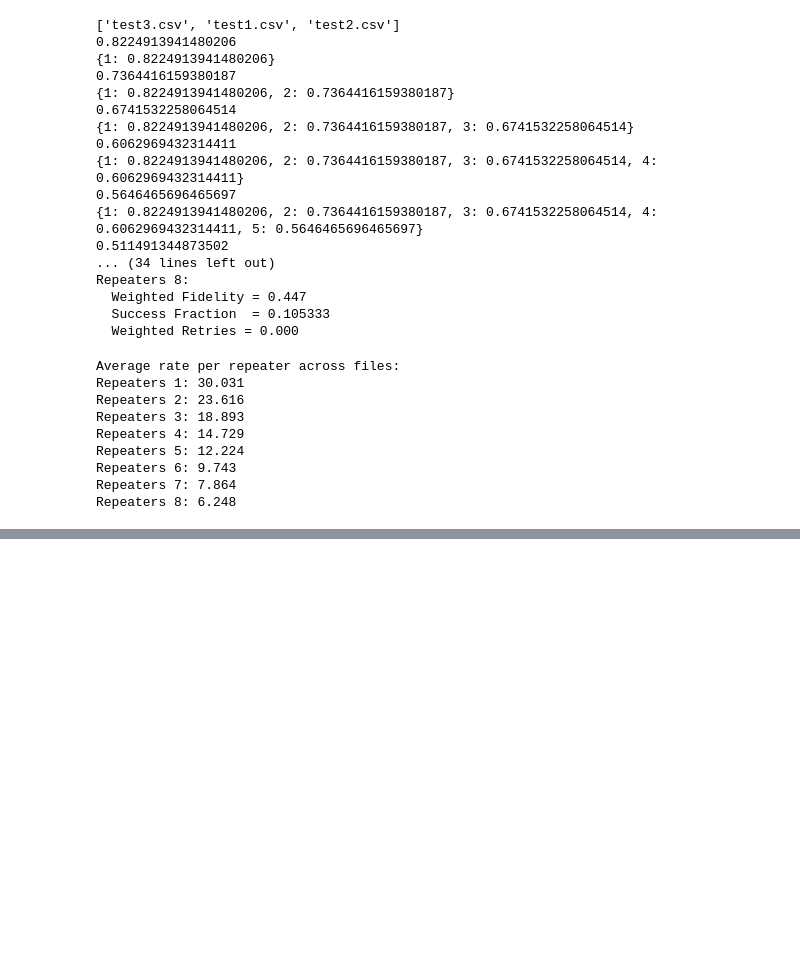
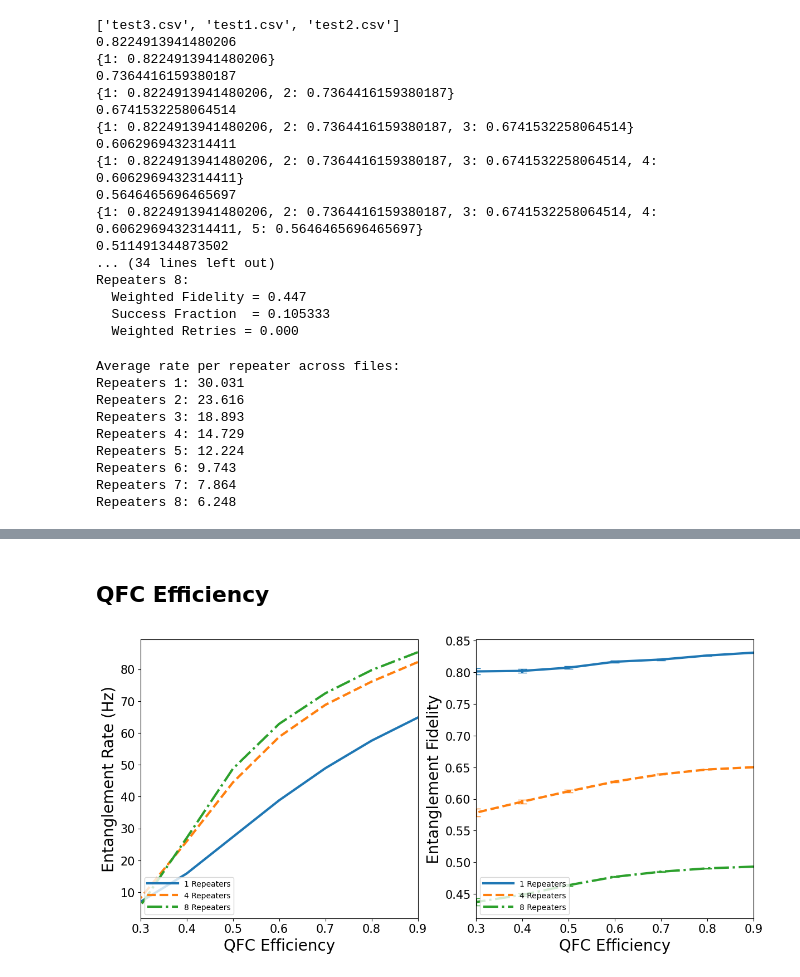
Before and after one commit to qlbnl/qnpack, a Jupyter notebook: qnpack/oneG/results/results_analysis.ipynb, the cells around one changed output, grey strips where cells are left out. Cells and saved outputs as stored; diff of their text form; code cells hidden in the pictures; blank space fills up the shorter version.

```diff
--- a/qnpack/oneG/results/results_analysis.ipynb
+++ b/qnpack/oneG/results/results_analysis.ipynb
@@ -101,0 +825,65 @@ Repeaters 8: 6.248
+# %% [markdown]
+## QFC Efficiency
+# %%
+import pandas as pd
+import matplotlib.pyplot as plt
+
+# Set global plot formatting
+plt.rc('axes', labelsize=20)       # Axis label font size
+plt.rc('lines', linewidth=3.0)     # Line width
+plt.rc('xtick', labelsize=15)      # X-axis tick label size
+plt.rc('ytick', labelsize=15)      # Y-axis tick label size
+
+# Load the CSV file
+df = pd.read_csv('rate/agg_qfc.csv')  # Adjust delimiter if needed
+df = df[df['num_repeaters'].isin([1, 4, 8])]  # Filter for specific repeater numbers
+
+# Define different line styles for each repeater count
+line_styles = {1: 'solid', 4: 'dashed', 8: 'dashdot'}
+
+# Create subplots for side-by-side plotting
+fig, ax = plt.subplots(1, 2, figsize=(12, 6))
+
+# Plot Rate vs. QFC Efficiency (First Plot)
+for repeater in df['num_repeaters'].unique():
+    subset = df[df['num_repeaters'] == repeater]
+    ax[0].plot((1-subset['init_photon_loss']), subset['rate'],
+                label=f'{repeater} Repeaters', linestyle=line_styles[repeater])
+
+# ax[0].set_ylim(0, df['rate'].max() * 1.1)  # Dynamically adjust the y-limit
+ax[0].set_xlim(0.3, 0.9)
+ax[0].set_xlabel('QFC Efficiency')
+ax[0].set_ylabel('Entanglement Rate (Hz)')
+ax[0].legend(loc='lower left', handlelength=3.9)
+# ax[0].grid(True)
+
+# Plot Fidelity vs. QFC Efficiency (Second Plot)
+for repeater in df['num_repeaters'].unique():  # Iterate over each repeater count
+    subset = df[df['num_repeaters'] == repeater]
+
+    # X and Y values for plotting
+    x = 1 - subset['init_photon_loss']  # QFC Efficiency (1 - qfc_loss)
+    y = subset['fidelity']  # Fidelity values
+    yerr = subset['sem']  # Standard error values
+
+    # Add error bars to the fidelity plot
+    ax[1].errorbar(x, y, yerr=yerr, label=f'{repeater} Repeaters', linestyle=line_styles[repeater], capsize=6,
+        elinewidth=3)
+
+# ax[1].set_ylim(0.7, 1)
+ax[1].set_xlim(0.3, 0.9)
+ax[1].set_xlabel('QFC Efficiency')
+ax[1].set_ylabel('Entanglement Fidelity')
+handles, labels = ax[1].get_legend_handles_labels()
+# remove the errorbars
+handles = [h[0] for h in handles]
+# use them in the legend
+ax[1].legend(handles, labels,loc='lower left', handlelength=3.9)
+# ax[1].legend(loc='lower left', prop={'size': 12})
+
+# Adjust layout and display the plots
+plt.tight_layout()
+# plt.savefig('qfc_comparison_plot.pdf', format='pdf')
+plt.show()
+# %% [output]
+[figure, added]
```
Also changed, not shown: parts of 25 cells of this notebook, 27 other files.
